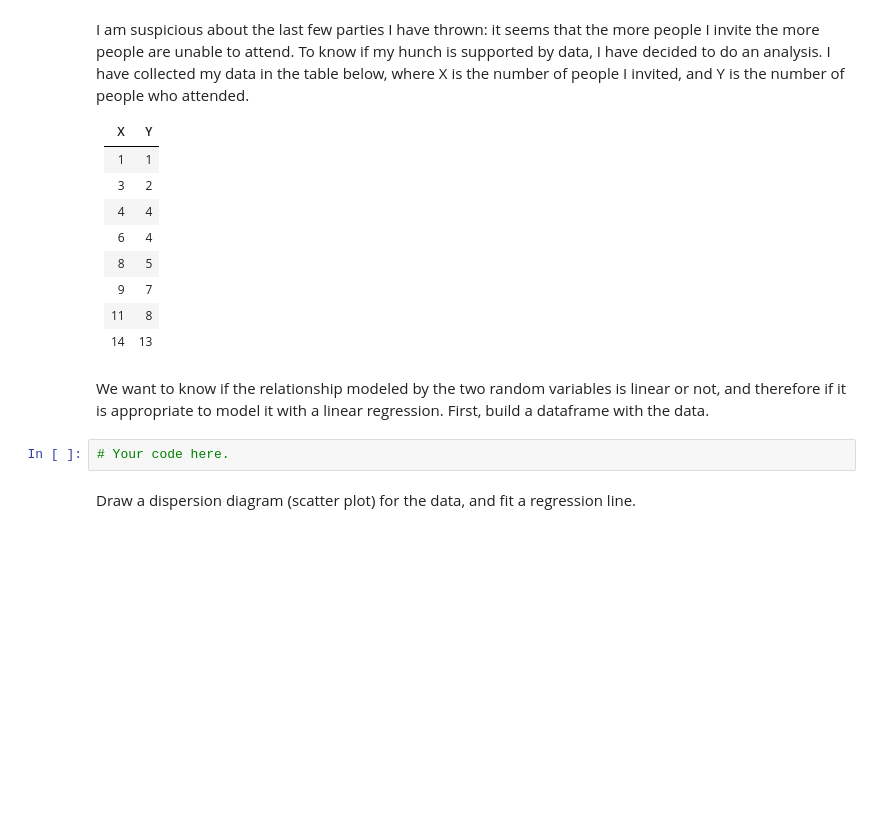
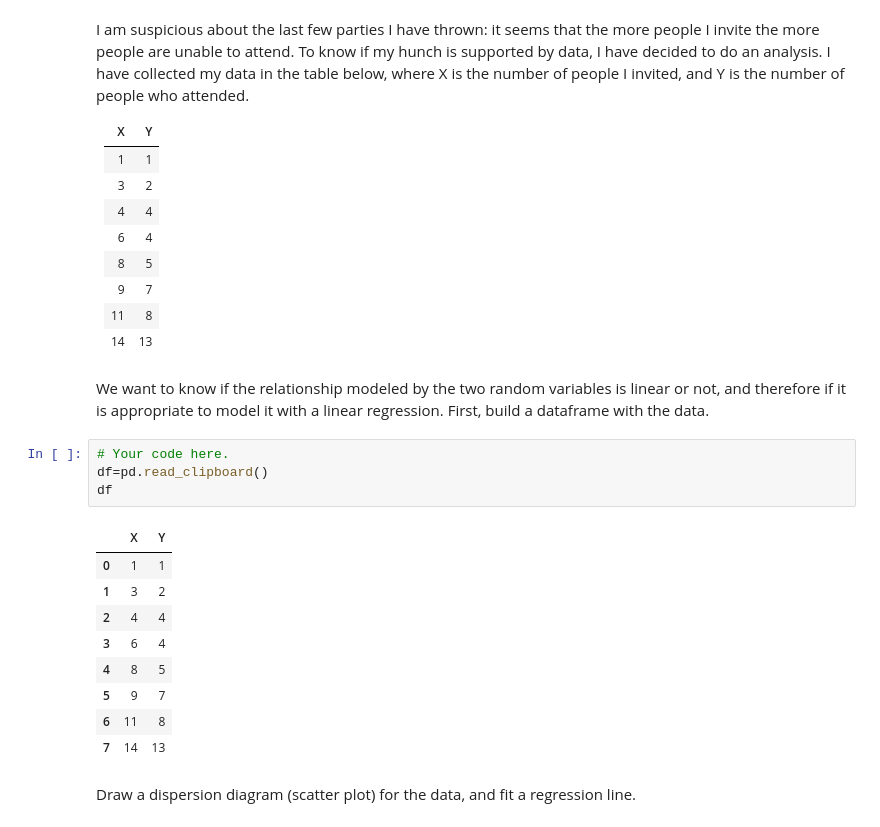
Before and after one commit to Ironhack-Data-Madrid-Octubre-2022/7.3-lab_regression_analysis, a Jupyter notebook: your code/main.ipynb, the cells around one changed output. Saved outputs shown, nothing was run; the diff lists cells and outputs as text; blank space fills up the shorter version.

```diff
--- a/your code/main.ipynb
+++ b/your code/main.ipynb
@@ -255,5 +261,17 @@ We want to know if the relationship modeled by the two random variables is linea
 First, build a dataframe with the data.
 # %%
 # Your code here.
+df=pd.read_clipboard()
+df
+# %% [output]
+|  | X | Y |
+| 0 | 1 | 1 |
+| 1 | 3 | 2 |
+| 2 | 4 | 4 |
+| 3 | 6 | 4 |
+| 4 | 8 | 5 |
+| 5 | 9 | 7 |
+| 6 | 11 | 8 |
+| 7 | 14 | 13 |
 # %% [markdown]
 Draw a dispersion diagram (scatter plot) for the data, and fit a regression line.
```
Also changed, not shown: parts of 5 cells of this notebook.
